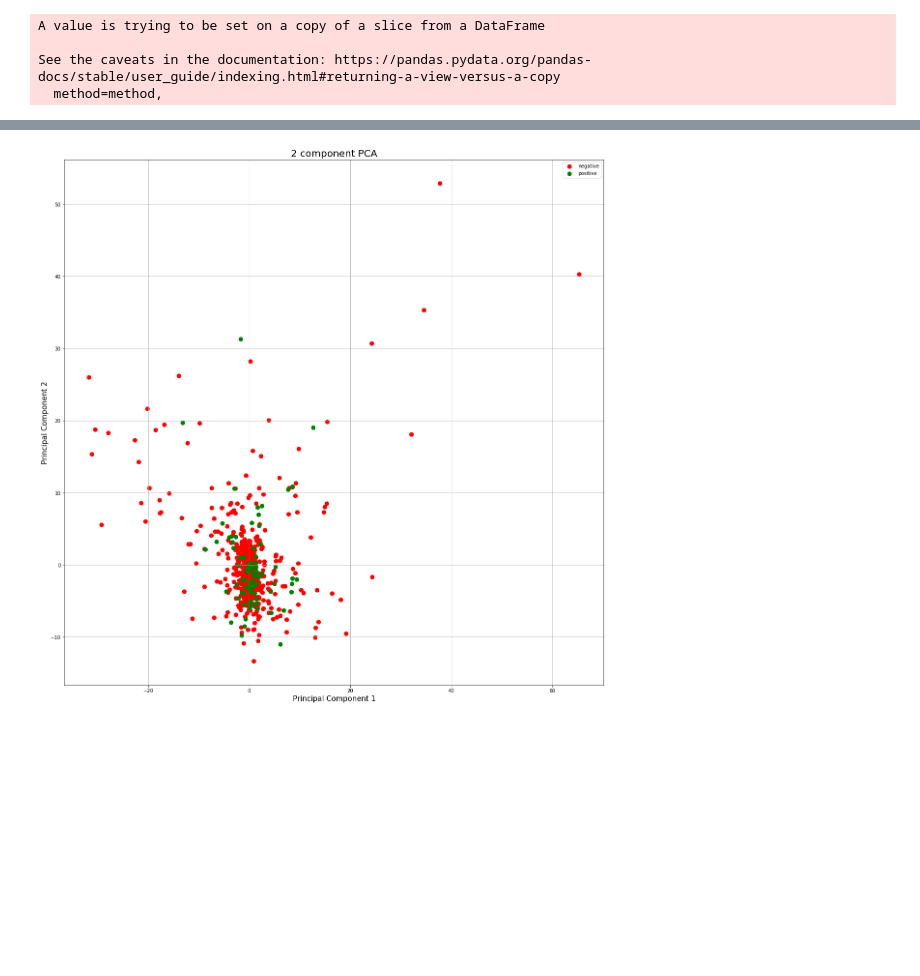
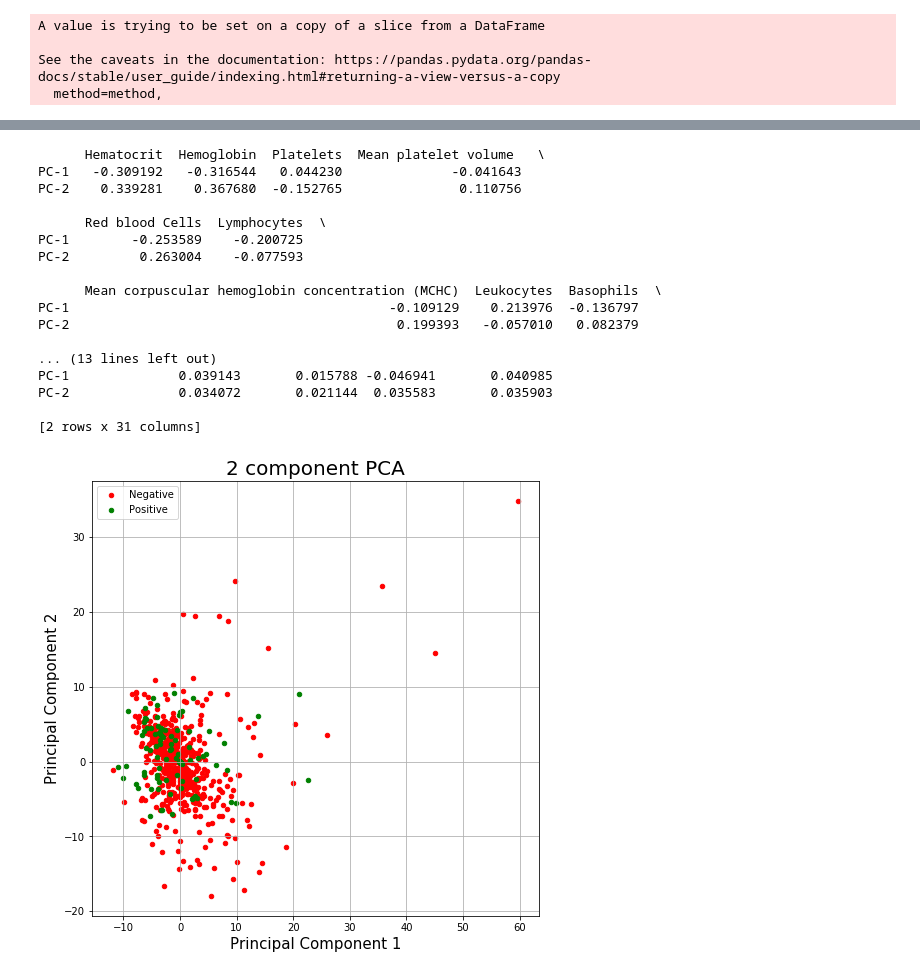
Before and after one commit to mauricioac/learning-algorithms, a Jupyter notebook: coco/index.ipynb, the cells around one changed output, grey strips where cells are left out. Drawn from its saved outputs; the diff is of its cells as text; code cells hidden in the pictures; blank space fills up the shorter version.

```diff
--- a/coco/index.ipynb
+++ b/coco/index.ipynb
@@ -530,7 +530,7 @@ categories = {
     'Influenza A, rapid test',
     'Strepto A'
   ],
-  "bood": [
+  "blood": [
     'Patient age quantile',
     'SARS-Cov-2 exam result',
     'Patient addmited to regular ward (1=yes, 0=no)',
@@ -674,33 +704,58 @@ See the caveats in the documentation: https://pandas.pydata.org/pandas-docs/stab
+# %%
+db_blood = dataset[categories["blood"]].replace([np.nan, 'NaN'], 0)
 # %%
-infections_x = StandardScaler().fit_transform(X)
+values_db = db_blood.drop(columns=['Patient age quantile', 'Patient addmited to regular ward (1=yes, 0=no)',
+       'Patient addmited to semi-intensive unit (1=yes, 0=no)',
+       'Patient addmited to intensive care unit (1=yes, 0=no)', 'SARS-Cov-2 exam result'])
+
+blood_x = StandardScaler().fit_transform(values_db.values)
 
 pca = PCA(n_components=2)
-principalComponents = pca.fit_transform(X)
+principalComponents = pca.fit_transform(blood_x)
+
+print(pd.DataFrame(pca.components_,columns=values_db.columns,index = ['PC-1','PC-2']))
 
 principalDf = pd.DataFrame(data = principalComponents
              , columns = ['principal component 1', 'principal component 2'])
 
-finalDf = pd.concat([principalDf, df[['SARS-Cov-2 exam result']]], axis = 1)
+finalDf = pd.concat([principalDf, db_blood[['SARS-Cov-2 exam result']]], axis = 1)
 
 # print(finalDf)
-fig = plt.figure(figsize = (20,20))
+fig = plt.figure(figsize = (8,8))
 ax = fig.add_subplot(1,1,1)
 
 ax.set_xlabel('Principal Component 1', fontsize = 15)
 ax.set_ylabel('Principal Component 2', fontsize = 15)
 ax.set_title('2 component PCA', fontsize = 20)
 
 targets = ['negative', 'positive']
 colors = ['r', 'g']
 
 for target, color in zip(targets,colors):
     indicesToKeep = finalDf['SARS-Cov-2 exam result'] == target
 #     print(finalDf.loc[indicesToKeep, 'principal component 1'])
     ax.scatter(finalDf.loc[indicesToKeep, 'principal component 1']
                , finalDf.loc[indicesToKeep, 'principal component 2']
                , c = color
-               , s = 70)
-ax.legend(targets)
+               , s = 20)
+ax.legend(['Negative', 'Positive'])
 ax.grid()
 # %% [output]
+      Hematocrit  Hemoglobin  Platelets  Mean platelet volume   \
+PC-1   -0.309192   -0.316544   0.044230              -0.041643
+PC-2    0.339281    0.367680  -0.152765               0.110756
+
+      Red blood Cells  Lymphocytes  \
+PC-1        -0.253589    -0.200725
+PC-2         0.263004    -0.077593
+
+      Mean corpuscular hemoglobin concentration (MCHC)  Leukocytes  Basophils  \
+PC-1                                         -0.109129    0.213976  -0.136797
+PC-2                                          0.199393   -0.057010   0.082379
+
+... (13 lines left out)
+PC-1              0.039143       0.015788 -0.046941       0.040985
+PC-2              0.034072       0.021144  0.035583       0.035903
+
+[2 rows x 31 columns]
-[figure, old version]
+[figure, new version]
```
Also changed, not shown: parts of 5 cells of this notebook.
